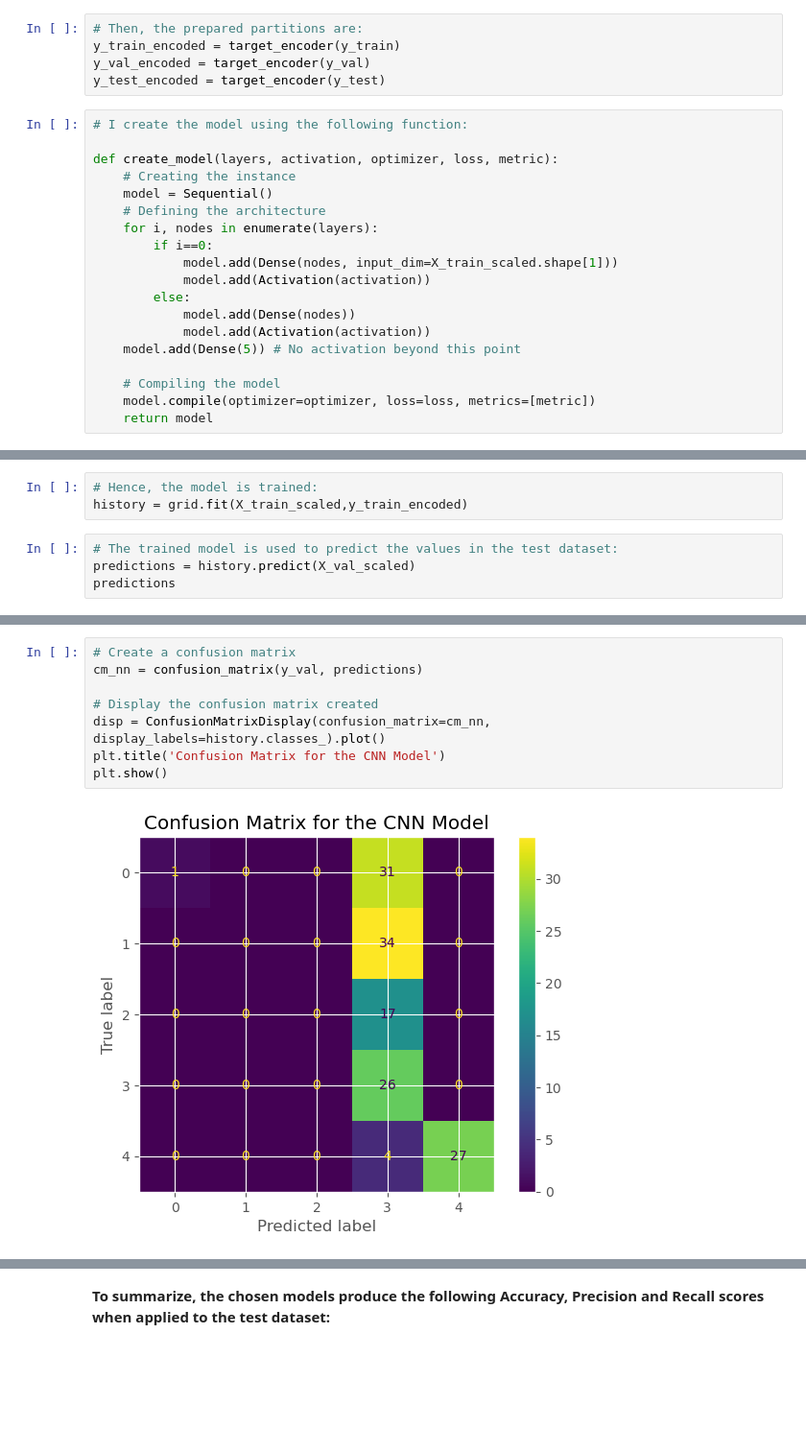
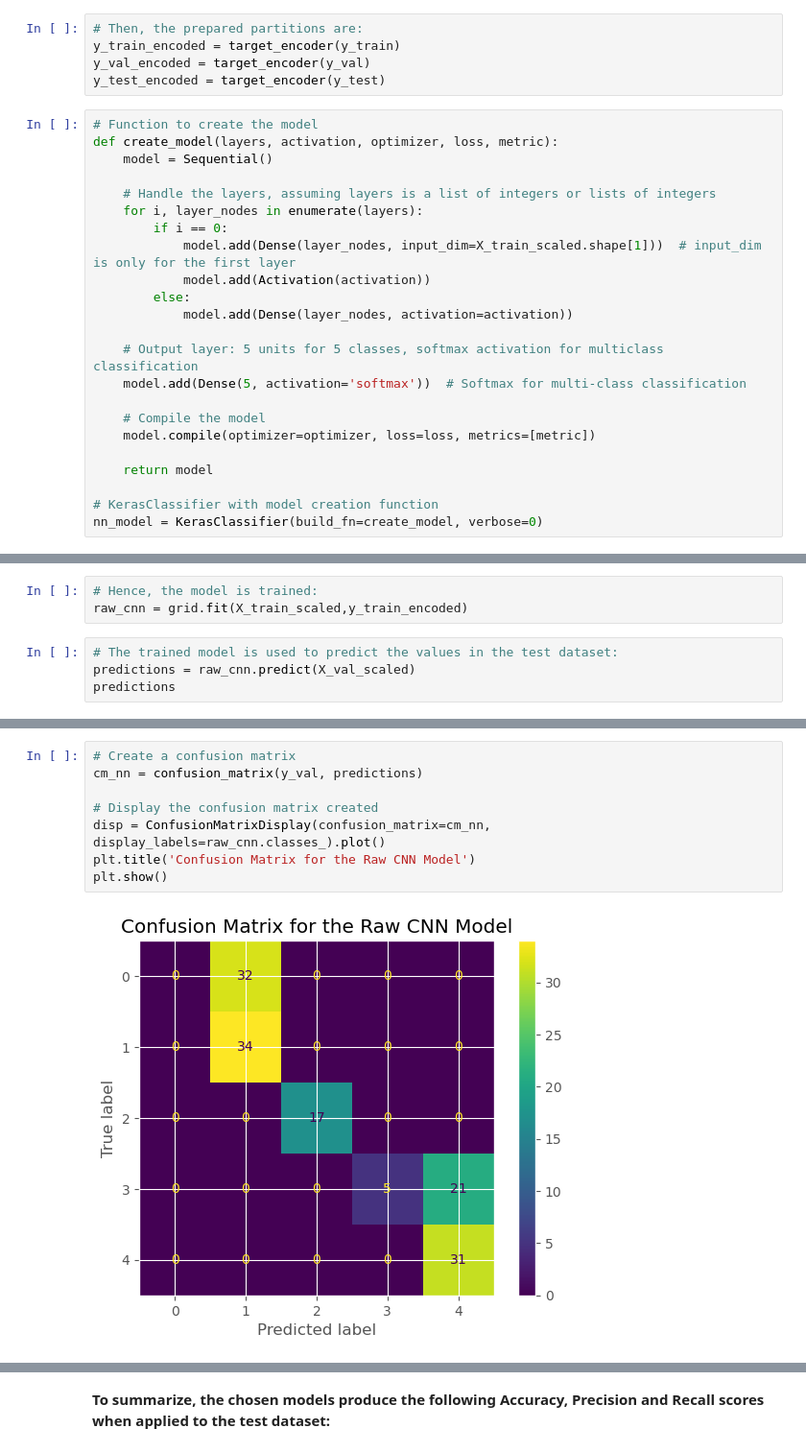
Before and after one commit to bizzaccelerator/classification_of_consumer_behaviour, a Jupyter notebook: notebook.ipynb, the cells around one changed output, grey strips where cells are left out. Shown: that part at 96% size. Drawn from its saved outputs; the diff is of its cells as text; blank space fills up the shorter version.

```diff
--- a/notebook.ipynb
+++ b/notebook.ipynb
@@ -1132,22 +1132,26 @@ y_train_encoded = target_encoder(y_train)
 y_val_encoded = target_encoder(y_val)
 y_test_encoded = target_encoder(y_test)
 # %%
-# I create the model using the following function:
+# Function to create the model
+def create_model(layers, activation, optimizer, loss, metric):
+    model = Sequential()
 
-def create_model(layers, activation, optimizer, loss, metric):
-    # Creating the instance
-    model = Sequential()
-    # Defining the architecture
-    for i, nodes in enumerate(layers):
-        if i==0:
-            model.add(Dense(nodes, input_dim=X_train_scaled.shape[1]))
+    # Handle the layers, assuming layers is a list of integers or lists of integers
+    for i, layer_nodes in enumerate(layers):
+        if i == 0:
+            model.add(Dense(layer_nodes, input_dim=X_train_scaled.shape[1]))  # input_dim is only for the first layer
             model.add(Activation(activation))
         else:
-            model.add(Dense(nodes))
-            model.add(Activation(activation))
-    model.add(Dense(5)) # No activation beyond this point
+            model.add(Dense(layer_nodes, activation=activation))
 
-    # Compiling the model
+    # Output layer: 5 units for 5 classes, softmax activation for multiclass classification
+    model.add(Dense(5, activation='softmax'))  # Softmax for multi-class classification
+
+    # Compile the model
     model.compile(optimizer=optimizer, loss=loss, metrics=[metric])
+
     return model
+
+# KerasClassifier with model creation function
+nn_model = KerasClassifier(build_fn=create_model, verbose=0)
 # %%
@@ -1177,9 +1181,9 @@ GridSearchCV(estimator=<keras.wrappers.scikit_learn.KerasClassifier object at 0x
                          'metric': (['accuracy'],), 'optimizer': ('adam',)})
 # %%
 # Hence, the model is trained:
-history = grid.fit(X_train_scaled,y_train_encoded)
+raw_cnn = grid.fit(X_train_scaled,y_train_encoded)
 # %%
 # The trained model is used to predict the values in the test dataset:
-predictions = history.predict(X_val_scaled)
+predictions = raw_cnn.predict(X_val_scaled)
 predictions
 # %% [output]
@@ -1201,11 +1205,11 @@ Accuracy: 0.38571428571428573
 # %%
 # Create a confusion matrix
 cm_nn = confusion_matrix(y_val, predictions)
 
 # Display the confusion matrix created
-disp = ConfusionMatrixDisplay(confusion_matrix=cm_nn, display_labels=history.classes_).plot()
-plt.title('Confusion Matrix for the CNN Model')
+disp = ConfusionMatrixDisplay(confusion_matrix=cm_nn, display_labels=raw_cnn.classes_).plot()
+plt.title('Confusion Matrix for the Raw CNN Model')
 plt.show()
 # %% [output]
-[figure, old version]
+[figure, new version]
 # %% [markdown]
```
Also changed, not shown: parts of 17 cells of this notebook.
